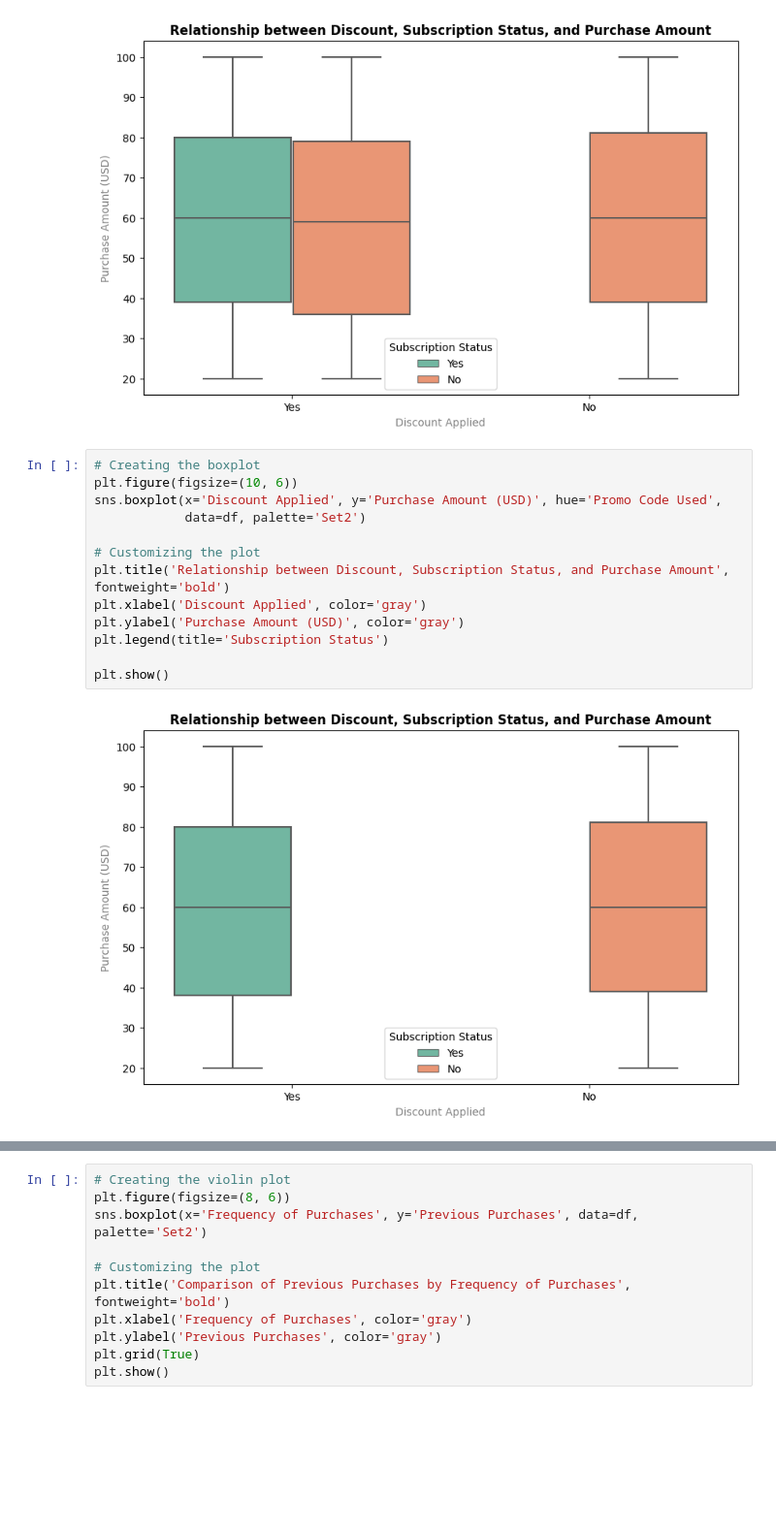
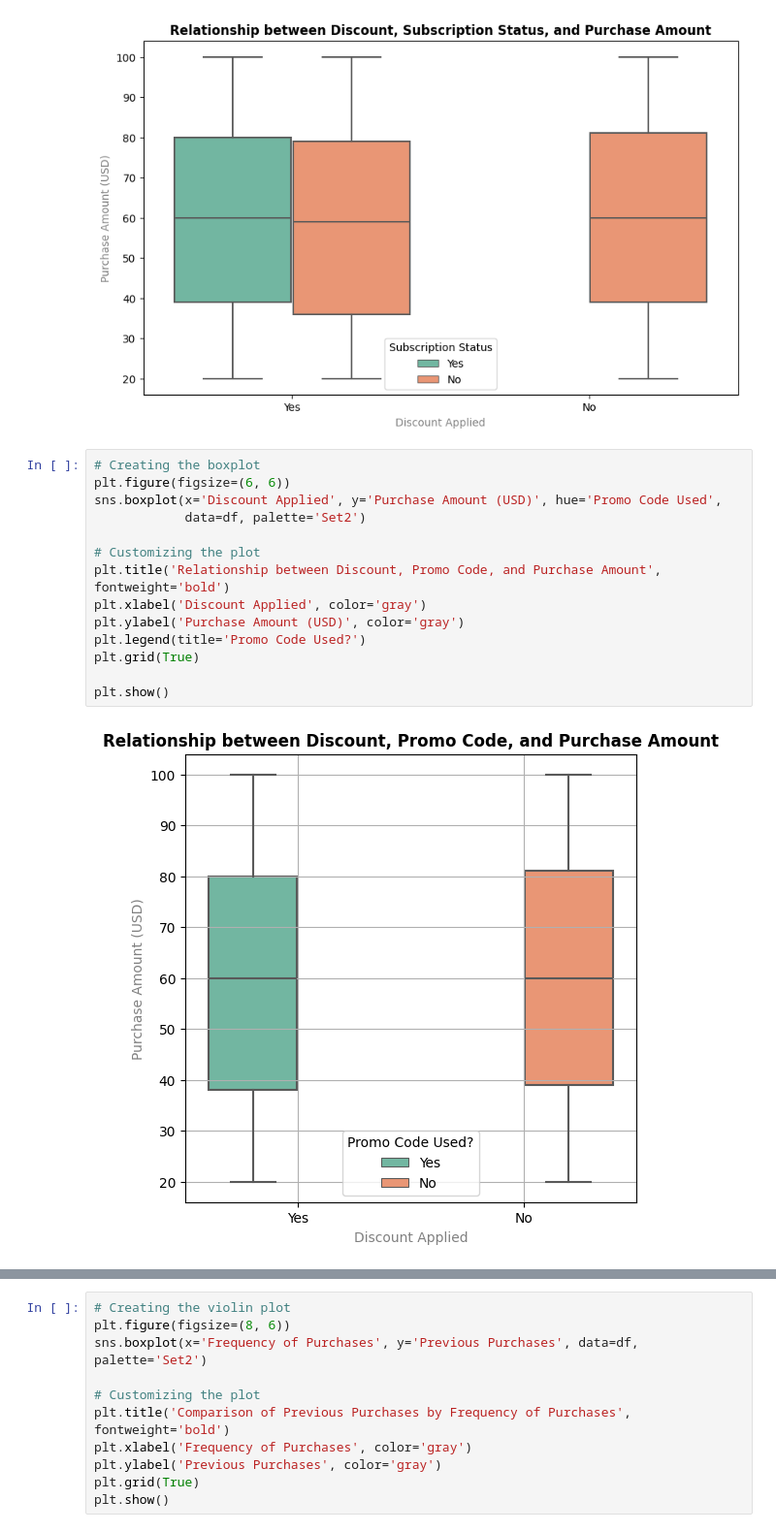
Before and after one commit to Murega14/customer_shopping_trends, a Jupyter notebook: index.ipynb, the cells around one changed output, grey strips where cells are left out. Shown at 97% size. Saved outputs shown, nothing was run; the diff lists cells and outputs as text; blank space fills up the shorter version.

```diff
--- a/index.ipynb
+++ b/index.ipynb
@@ -529,16 +524,17 @@ plt.show()
 [figure]
 # %%
 # Creating the boxplot
-plt.figure(figsize=(10, 6))
+plt.figure(figsize=(6, 6))
 sns.boxplot(x='Discount Applied', y='Purchase Amount (USD)', hue='Promo Code Used',
             data=df, palette='Set2')
 
 # Customizing the plot
-plt.title('Relationship between Discount, Subscription Status, and Purchase Amount', fontweight='bold')
+plt.title('Relationship between Discount, Promo Code, and Purchase Amount', fontweight='bold')
 plt.xlabel('Discount Applied', color='gray')
 plt.ylabel('Purchase Amount (USD)', color='gray')
-plt.legend(title='Subscription Status')
+plt.legend(title='Promo Code Used?')
+plt.grid(True)
 
 plt.show()
 # %% [output]
-[figure, old version]
+[figure, new version]
```
Also changed, not shown: parts of 8 cells of this notebook.
